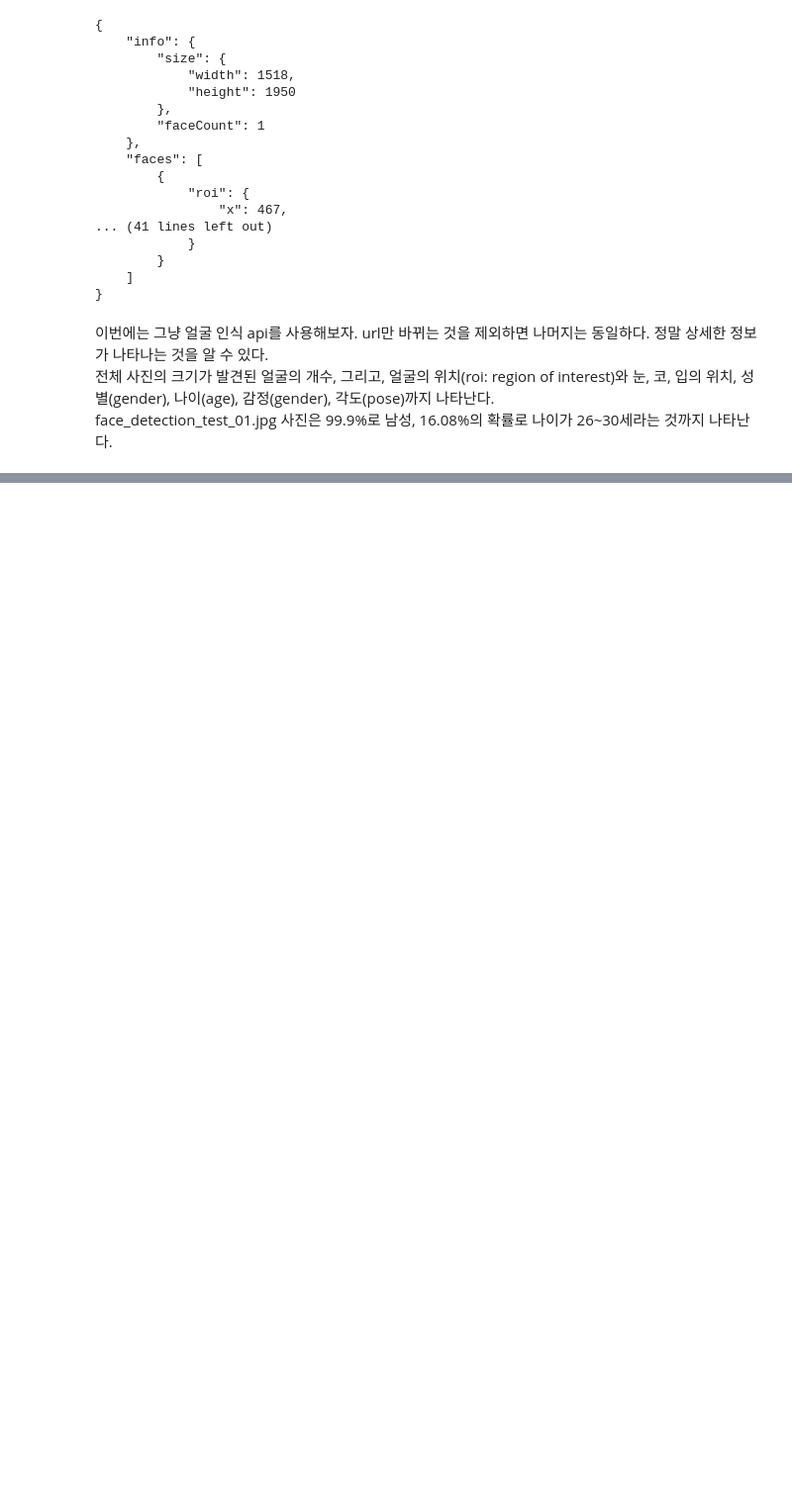
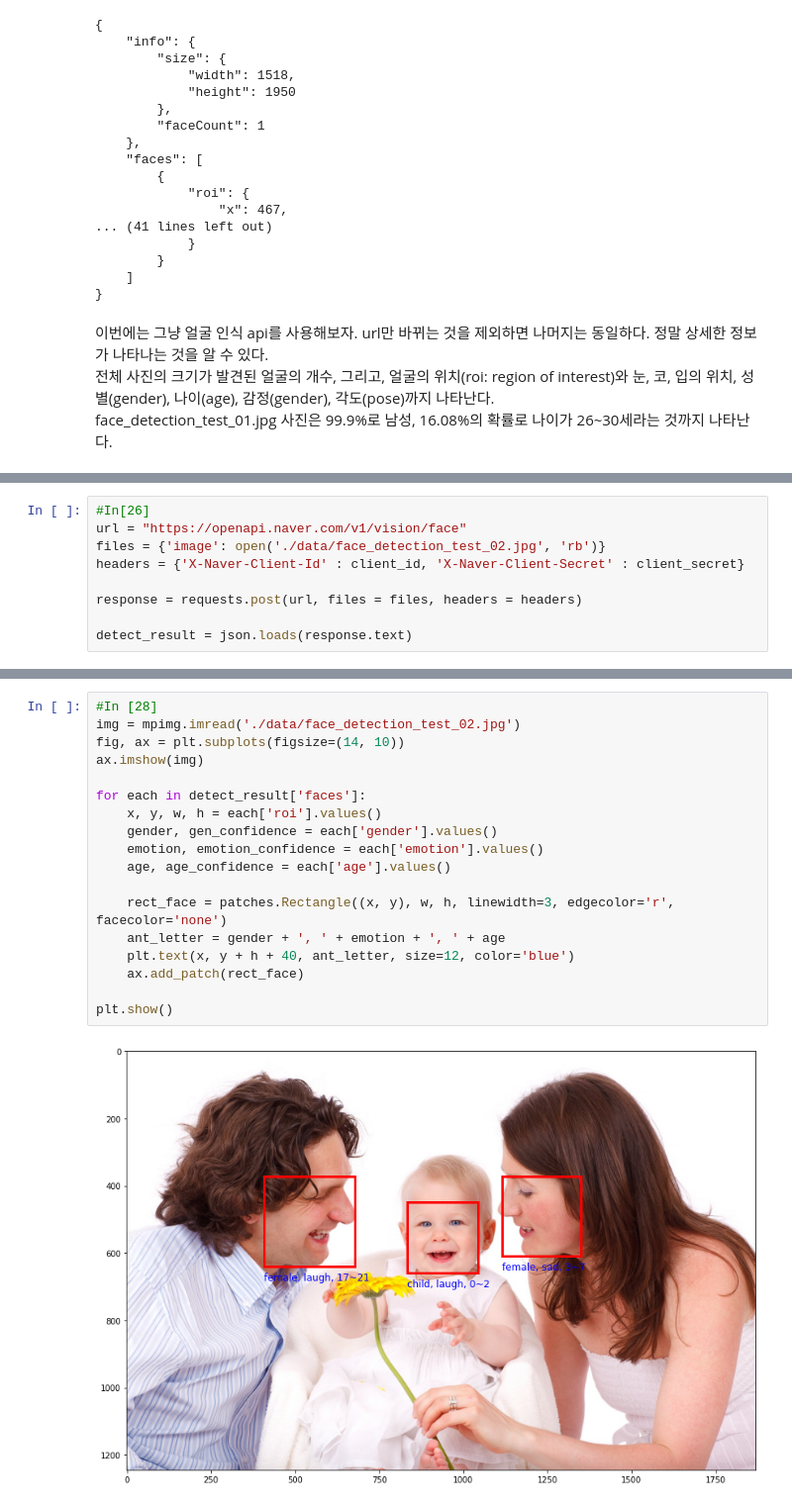
Before and after one commit to mango0422/everyone-python-data-ITPLE, a Jupyter notebook: ch5/ch5_face_recognition.ipynb, the cells around one changed output, grey strips where cells are left out. Shown at 99% size. Saved outputs shown, nothing was run; the diff lists cells and outputs as text; blank space fills up the shorter version.

```diff
--- a/ch5/ch5_face_recognition.ipynb
+++ b/ch5/ch5_face_recognition.ipynb
@@ -102,0 +320,9 @@ face_detection_test_01.jpg 사진은 99.9%로 남성, 16.08%의 확률로 나이
+# %%
+#In[26]
+url = "https://openapi.naver.com/v1/vision/face"
+files = {'image': open('./data/face_detection_test_02.jpg', 'rb')}
+headers = {'X-Naver-Client-Id' : client_id, 'X-Naver-Client-Secret' : client_secret}
+
+response = requests.post(url, files = files, headers = headers)
+
+detect_result = json.loads(response.text)
@@ -102,0 +358,20 @@ face_detection_test_01.jpg 사진은 99.9%로 남성, 16.08%의 확률로 나이
+# %%
+#In [28]
+img = mpimg.imread('./data/face_detection_test_02.jpg')
+fig, ax = plt.subplots(figsize=(14, 10))
+ax.imshow(img)
+
+for each in detect_result['faces']:
+    x, y, w, h = each['roi'].values()
+    gender, gen_confidence = each['gender'].values()
+    emotion, emotion_confidence = each['emotion'].values()
+    age, age_confidence = each['age'].values()
+
+    rect_face = patches.Rectangle((x, y), w, h, linewidth=3, edgecolor='r', facecolor='none')
+    ant_letter = gender + ', ' + emotion + ', ' + age
+    plt.text(x, y + h + 40, ant_letter, size=12, color='blue')
+    ax.add_patch(rect_face)
+
+plt.show()
+# %% [output]
+[figure, added]
```
Also changed, not shown: parts of 44 cells of this notebook, 5 other files.
